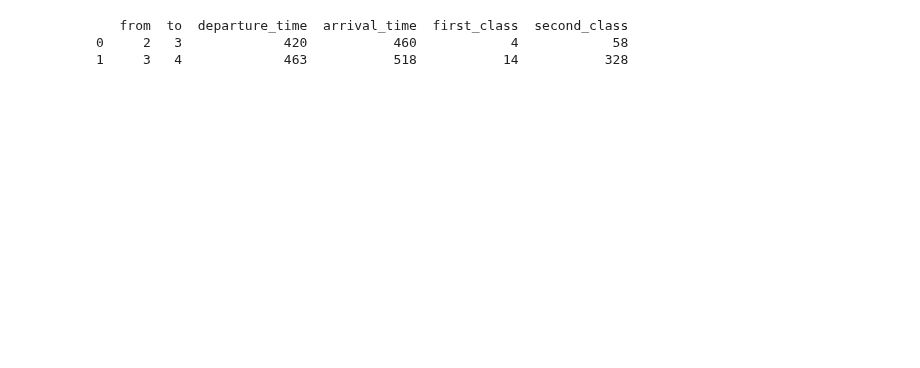
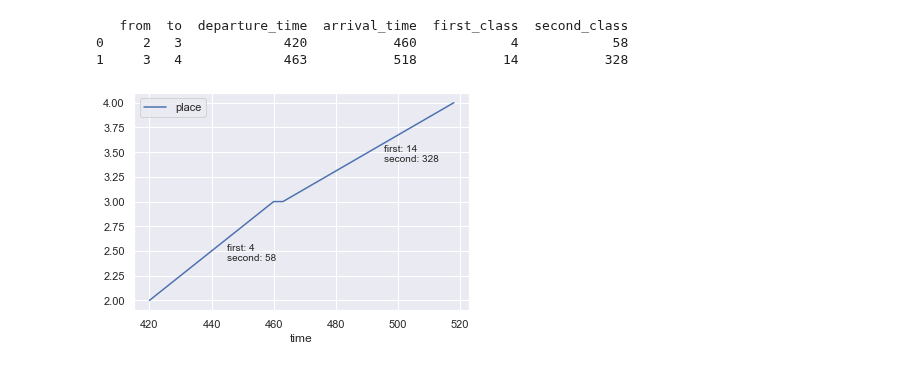
Before and after one commit to Sun-flowerSamurai/train-modelling, a Jupyter notebook: loading_train_data.ipynb, the cells around one changed output. Cells and saved outputs as stored; diff of their text form; code cells hidden in the pictures; blank space fills up the shorter version.

```diff
--- a/loading_train_data.ipynb
+++ b/loading_train_data.ipynb
@@ -112,3 +114,42 @@ print(trains[2123])
    from  to  departure_time  arrival_time  first_class  second_class
 0     2   3             420           460            4            58
 1     3   4             463           518           14           328
+# %%
+import itertools
+colors = ['b', 'r', 'k', 'g', 'm', 'c']
+color_cycle = itertools.cycle(colors)
+
+class Train:
+    def __init__(self, train_number: int, schedule: pd.DataFrame) -> None:
+        """Create train object based on the train number and its schedule.
+        """
+
+        self.train_number = train_number
+        self._schedule = schedule
+        df = pd.DataFrame()
+        df['time'] = pd.concat([schedule['departure_time'], schedule['arrival_time']])
+        df['place'] = pd.concat([schedule['from'], schedule['to']])
+        self.schedule = df.sort_values(by='time').reset_index()
+
+
+    def plot(self, ax=None) -> None:
+        """Plot the space time graph of the train line
+        """
+        col = next(color_cycle)
+
+        ax = plt.gca()
+        self.schedule.plot(kind='line', x='time', y='place', ax=ax, color=col)
+
+        for index, row in self._schedule.iterrows():
+            offset_t = 5
+            offset_p = -0.1
+            place = (row[0] + row[1])/2 + offset_p
+            time = (row[2] + row[3])/2 + offset_t
+
+            ax.text(time, place, f'first: {row[4]}\nsecond: {row[5]}')
+
+
+t = Train(2123, trains[2123])
+t.plot()
+# %% [output]
+[figure, added]
```
Also changed, not shown: parts of 6 cells of this notebook.
